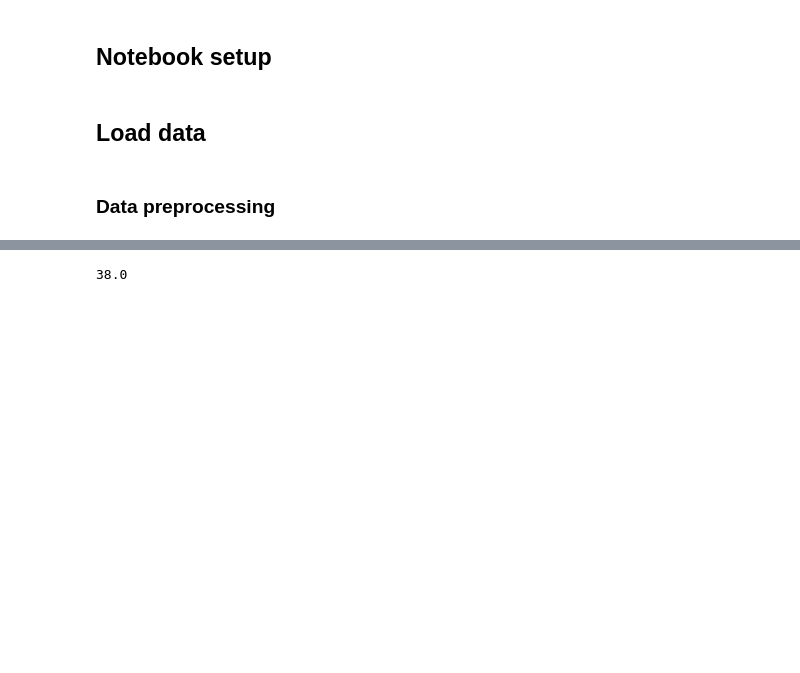
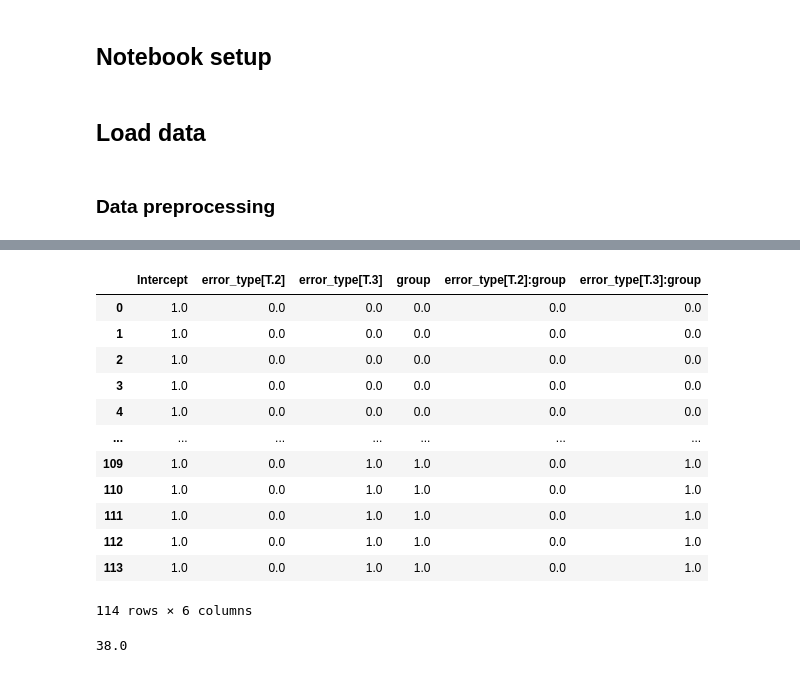
Before and after one commit to galbiati/mnk-cleaning-analysis, a Jupyter notebook: notebooks/reconstruction/Bayesian Poisson ANOVA.ipynb, the cells around one changed output, grey strips where cells are left out. Cells and saved outputs as stored; diff of their text form; code cells hidden in the pictures; blank space fills up the shorter version.

```diff
--- a/notebooks/reconstruction/Bayesian Poisson ANOVA.ipynb
+++ b/notebooks/reconstruction/Bayesian Poisson ANOVA.ipynb
@@ -248,6 +264,22 @@ formula = 'error_count ~ error_type * group'
 endogenous_df, exogenous_df = pt.dmatrices(formula, melted_df,
                                            return_type='dataframe',
                                            NA_action='raise')
+# %%
+exogenous_df
+# %% [output]
+|  | Intercept | error_type[T.2] | error_type[T.3] | group | error_type[T.2]:group | error_type[T.3]:group |
+| 0 | 1.0 | 0.0 | 0.0 | 0.0 | 0.0 | 0.0 |
+| 1 | 1.0 | 0.0 | 0.0 | 0.0 | 0.0 | 0.0 |
+| 2 | 1.0 | 0.0 | 0.0 | 0.0 | 0.0 | 0.0 |
+| 3 | 1.0 | 0.0 | 0.0 | 0.0 | 0.0 | 0.0 |
+| 4 | 1.0 | 0.0 | 0.0 | 0.0 | 0.0 | 0.0 |
+| ... | ... | ... | ... | ... | ... | ... |
+| 109 | 1.0 | 0.0 | 1.0 | 1.0 | 0.0 | 1.0 |
+| 110 | 1.0 | 0.0 | 1.0 | 1.0 | 0.0 | 1.0 |
+| 111 | 1.0 | 0.0 | 1.0 | 1.0 | 0.0 | 1.0 |
+| 112 | 1.0 | 0.0 | 1.0 | 1.0 | 0.0 | 1.0 |
+| 113 | 1.0 | 0.0 | 1.0 | 1.0 | 0.0 | 1.0 |
+114 rows × 6 columns
 # %%
 114 / 3
 # %% [output]
```
Also changed, not shown: parts of 2 cells of this notebook, 1 other file.
